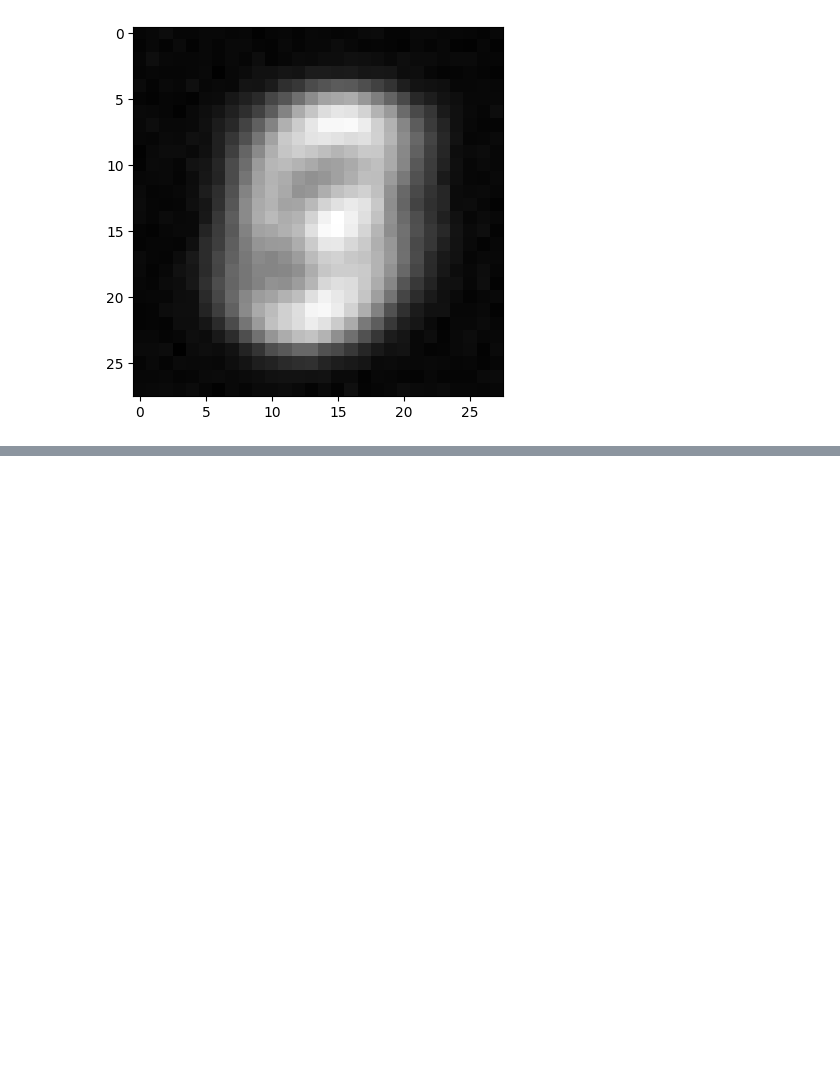
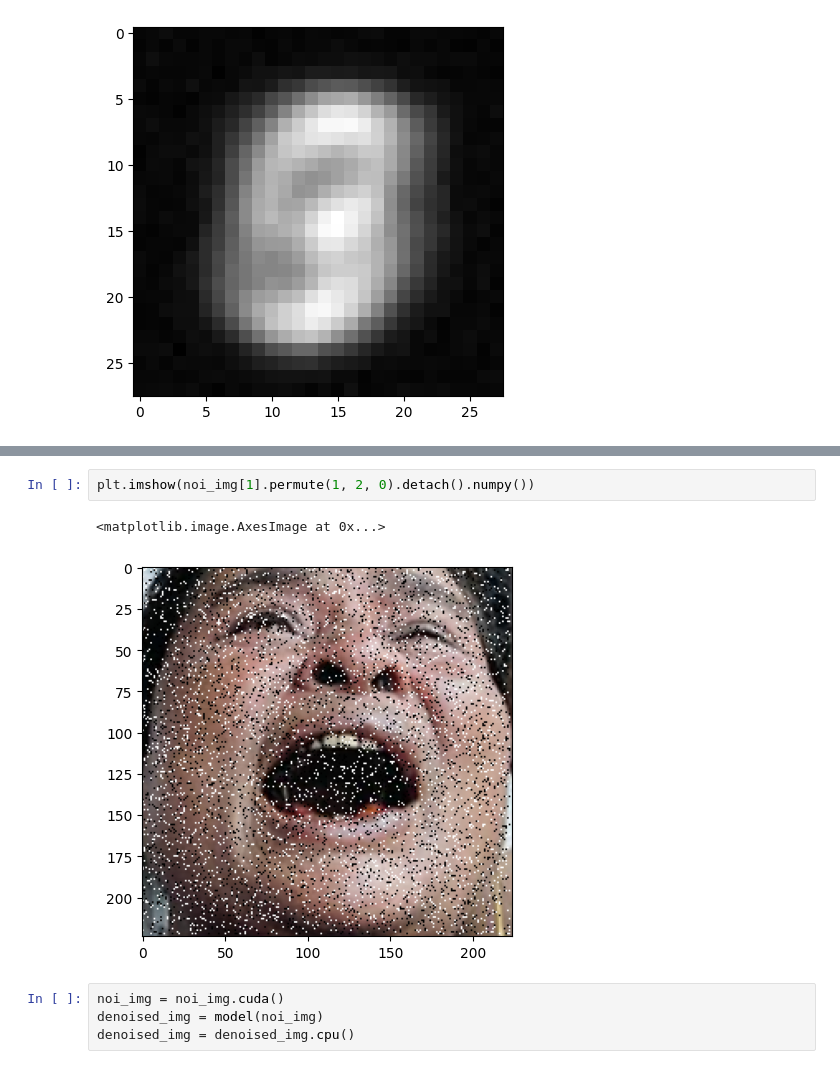
Before and after one commit to Migliorin/Image-Denoising, a Jupyter notebook: notebooks/ModelScripts/Train-Model.ipynb, the cells around one changed output, grey strips where cells are left out. Drawn from its saved outputs; the diff is of its cells as text; blank space fills up the shorter version.

```diff
--- a/notebooks/ModelScripts/Train-Model.ipynb
+++ b/notebooks/ModelScripts/Train-Model.ipynb
@@ -282,0 +315,9 @@ plt.imshow(denoised_img[7].permute(1, 2, 0).detach().numpy(),cmap='gray')
+# %%
+plt.imshow(noi_img[1].permute(1, 2, 0).detach().numpy())
+# %% [output]
+<matplotlib.image.AxesImage at 0x...>
+[figure, added]
+# %%
+noi_img = noi_img.cuda()
+denoised_img = model(noi_img)
+denoised_img = denoised_img.cpu()
```
Also changed, not shown: parts of 9 cells of this notebook, 2 other files.
